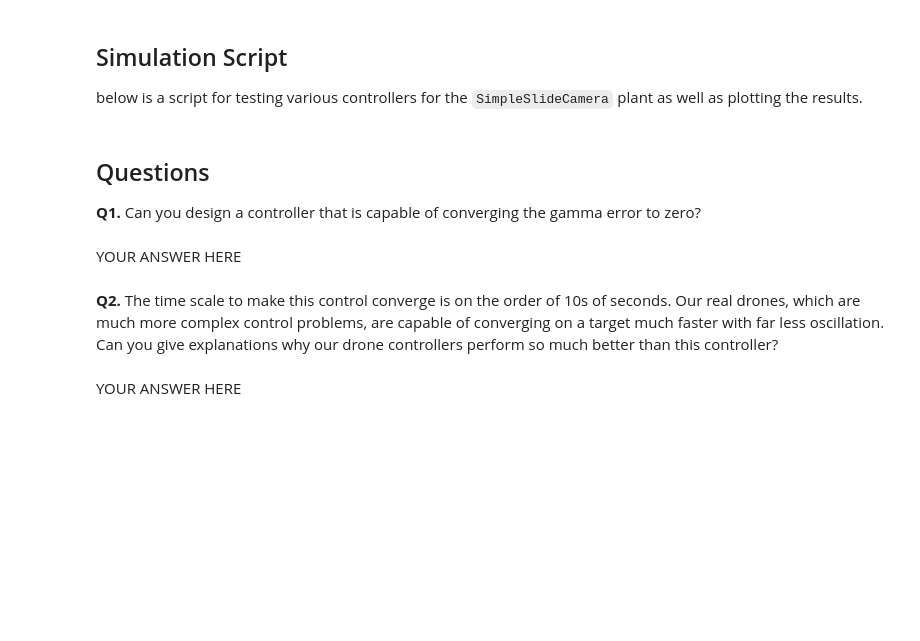
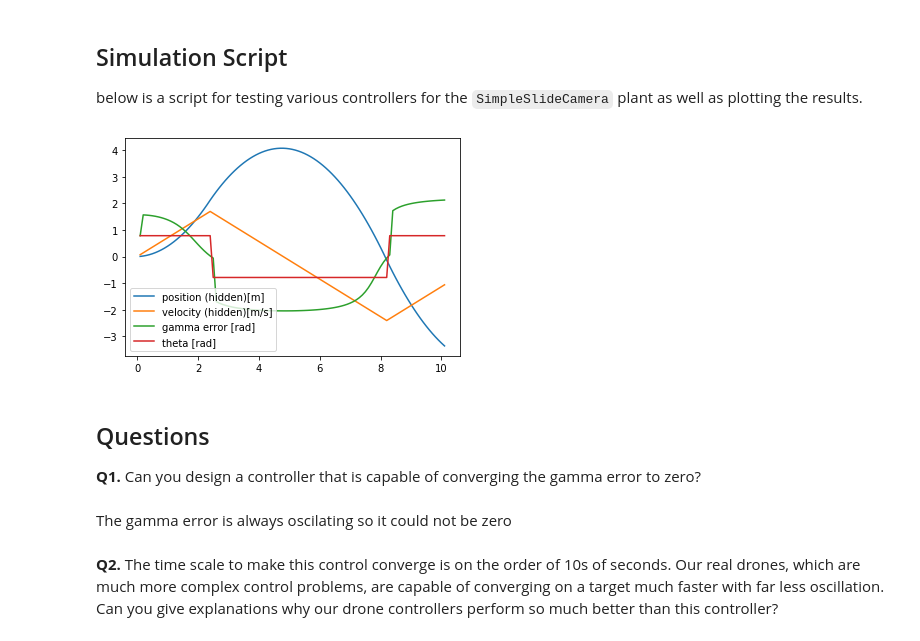
Before and after one commit to Frostcyanide/laboratory, a Jupyter notebook: control/advanced_feedback_control.ipynb, the cells around one changed output. Cells and saved outputs as stored; diff of their text form; code cells hidden in the pictures; blank space fills up the shorter version.

```diff
--- a/control/advanced_feedback_control.ipynb
+++ b/control/advanced_feedback_control.ipynb
@@ -113,7 +111,7 @@ def pd_control(y_err, y_err_prev, dt, kp, kd):
 
     # TODO: write a proportional+derivative control law
     # YOUR CODE HERE
-    raise NotImplementedError()
+    cmd=kp*y_err+kd*(y_err-y_err_prev)/dt
 
     return cmd
 # %%
@@ -131,12 +129,14 @@ below is a script for testing various controllers for the `SimpleSlideCamera` pl
 # %%
 # Control gains
 # YOUR CODE HERE
-raise NotImplementedError()
+kd=1
+kp=100
+dt=1
 
 
 # Control inputs
 dt = _TIME_STEP
-t_final = 50.0
+t_final = 10.0
 
 # intial conditions (position, velocity and targe position)
 x_0 = 0.0
@@ -158,40 +158,40 @@ data['v_hidden'] = []
 t = 0.0
 err_gamma_prev = 0.0
 while t < t_final:
     t += dt
 
     # SENSOR: sense output variable gamma (angle from camera centerline to target) and calculate error from desired
     err_gamma = pscam.gamma_d - pscam.sense_gamma()
 
     # CONTROLLER: call theta control algoritm
     theta_cmd = pd_control(err_gamma, err_gamma_prev, dt, kp, kd)
 
     # ACTUATOR: send velocity command to plant
     pscam.actuate_theta_command(theta_cmd)
 
     # store data
     err_gamma_prev = err_gamma
     data['t'].append(t)
     data['theta_cmd'].append(theta_cmd)
     data['theta'].append(pscam.get_theta())
     data['err_gamma'].append(err_gamma)
     data['x_hidden'].append(pscam._get_hidden_position())
     data['v_hidden'].append(pscam._get_hidden_velocity())
 
 # Plot Data
 handle_position, = plt.plot(data['t'], data['x_hidden'], label='position (hidden)[m]')
 handle_velocity, = plt.plot(data['t'], data['v_hidden'], label='velocity (hidden)[m/s]')
 handle_err_gamma, = plt.plot(data['t'], data['err_gamma'], label='gamma error [rad]')
 handle_theta, = plt.plot(data['t'], data['theta'], label='theta [rad]')
 plt.legend(handles=[handle_position, handle_velocity, handle_err_gamma, handle_theta])
 plt.show()
+# %% [output]
+[figure, added]
 # %% [markdown]
 ## Questions
 
 __Q1.__ Can you design a controller that is capable of converging the gamma error to zero?
-# %% [markdown]
-YOUR ANSWER HERE
+# %% [markdown]
+The gamma error is always oscilating so it could not be zero
 # %% [markdown]
 __Q2.__ The time scale to make this control converge is on the order of 10s of seconds. Our real drones, which are much more complex control problems, are capable of converging on a target much faster with far less oscillation. Can you give explanations why our drone controllers perform so much better than this controller?
-# %% [markdown]
-YOUR ANSWER HERE
```
Also changed, not shown: parts of 3 cells of this notebook.
